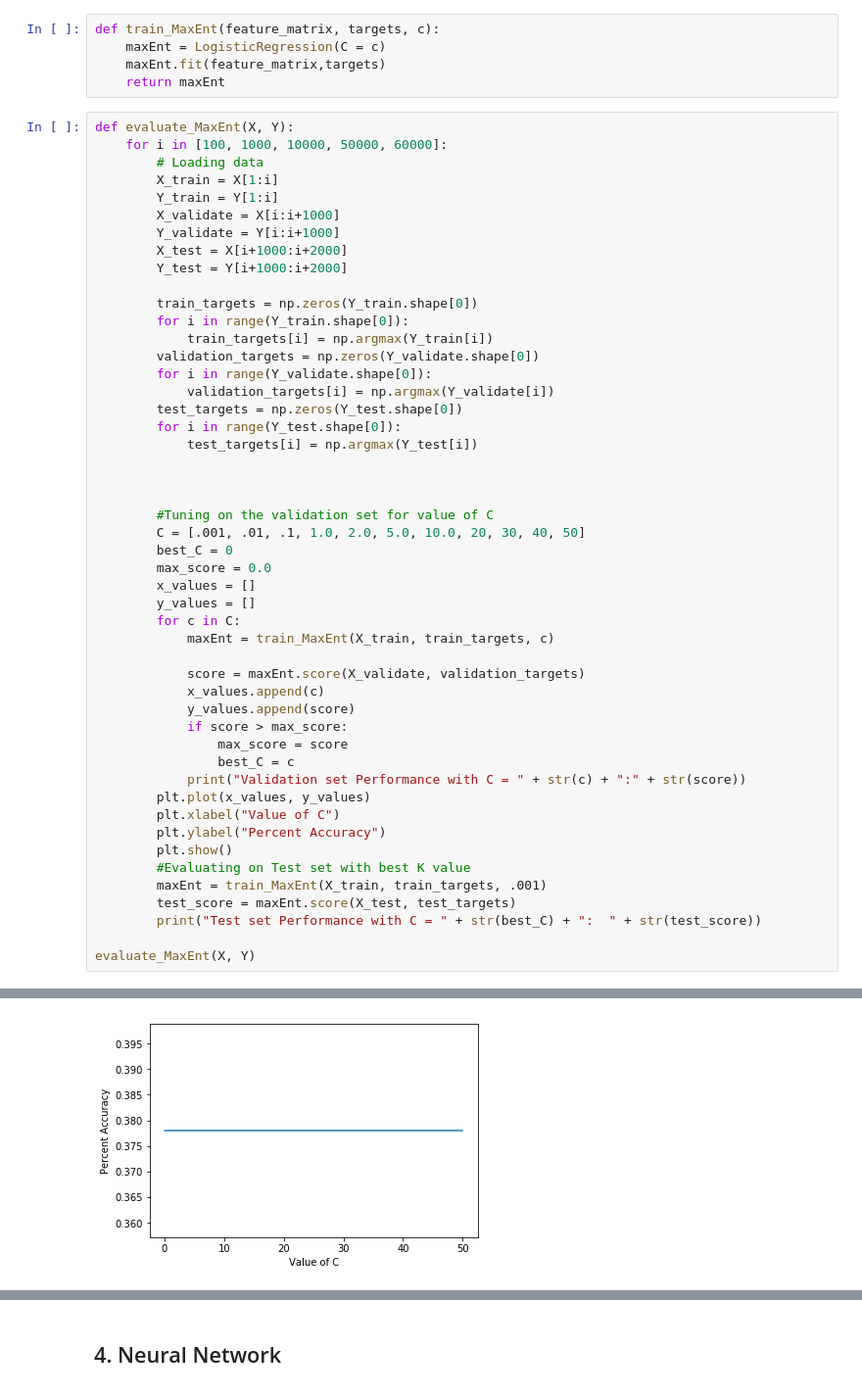
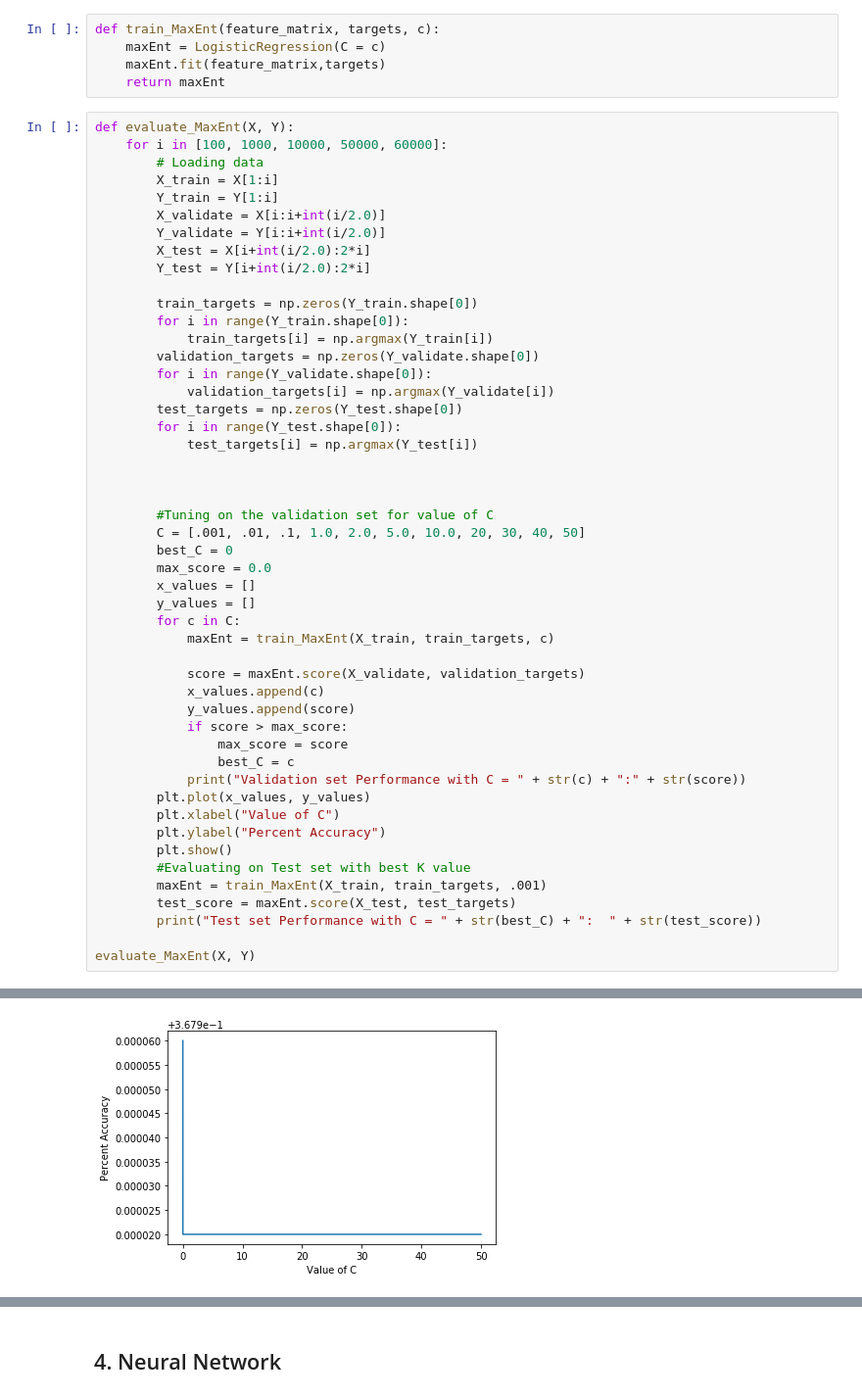
Before and after one commit to vontell/CrimePrediction, a Jupyter notebook: Experiments.ipynb, the cells around one changed output, grey strips where cells are left out. Shown at 98% size. Saved outputs shown, nothing was run; the diff lists cells and outputs as text.

```diff
--- a/Experiments.ipynb
+++ b/Experiments.ipynb
@@ -217,10 +145,10 @@ def evaluate_MaxEnt(X, Y):
         # Loading data
         X_train = X[1:i]
         Y_train = Y[1:i]
-        X_validate = X[i:i+1000]
-        Y_validate = Y[i:i+1000]
-        X_test = X[i+1000:i+2000]
-        Y_test = Y[i+1000:i+2000]
+        X_validate = X[i:i+int(i/2.0)]
+        Y_validate = Y[i:i+int(i/2.0)]
+        X_test = X[i+int(i/2.0):2*i]
+        Y_test = Y[i+int(i/2.0):2*i]
 
         train_targets = np.zeros(Y_train.shape[0])
         for i in range(Y_train.shape[0]):
@@ -314 +242 @@ Validation set Performance with C = 50:0.378
-[figure, old version]
+[figure, new version]
```
Also changed, not shown: parts of 2 cells of this notebook.
